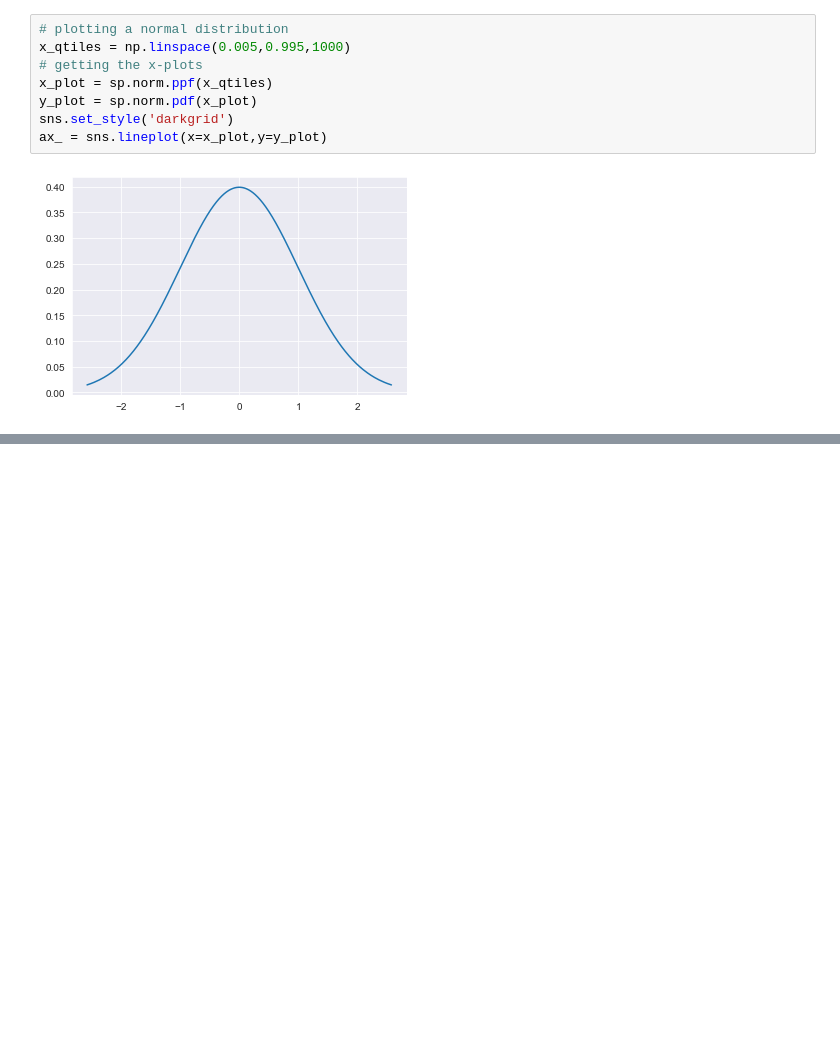
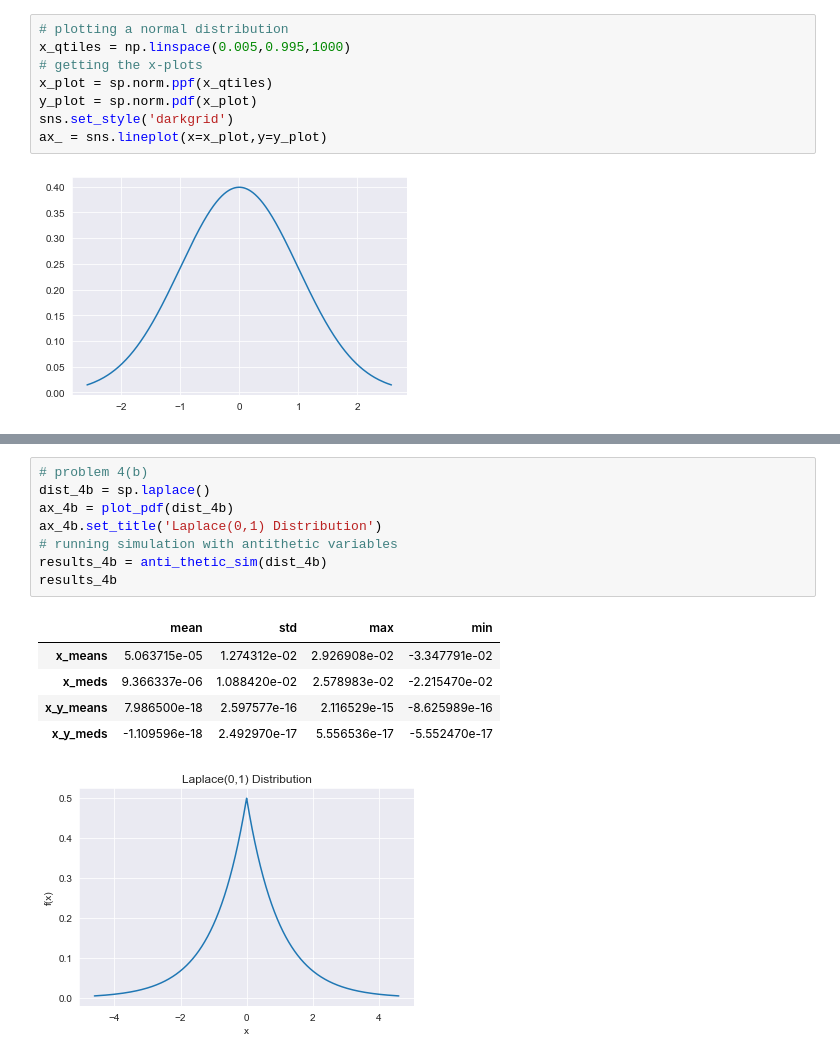
Before and after one commit to uwcheah/Main, a Jupyter notebook: montecarlo/Module 9.ipynb, the cells around one changed output, grey strips where cells are left out. Cells and saved outputs as stored; diff of their text form; blank space fills up the shorter version.

```diff
--- a/montecarlo/Module 9.ipynb
+++ b/montecarlo/Module 9.ipynb
@@ -126,0 +197,15 @@ array([21])
+# %%
+# problem 4(b)
+dist_4b = sp.laplace()
+ax_4b = plot_pdf(dist_4b)
+ax_4b.set_title('Laplace(0,1) Distribution')
+# running simulation with antithetic variables
+results_4b = anti_thetic_sim(dist_4b)
+results_4b
+# %% [output]
+|  | mean | std | max | min |
+| x_means | 5.063715e-05 | 1.274312e-02 | 2.926908e-02 | -3.347791e-02 |
+| x_meds | 9.366337e-06 | 1.088420e-02 | 2.578983e-02 | -2.215470e-02 |
+| x_y_means | 7.986500e-18 | 2.597577e-16 | 2.116529e-15 | -8.625989e-16 |
+| x_y_meds | -1.109596e-18 | 2.492970e-17 | 5.556536e-17 | -5.552470e-17 |
+[figure, added]
```
Also changed, not shown: parts of 15 cells of this notebook.
